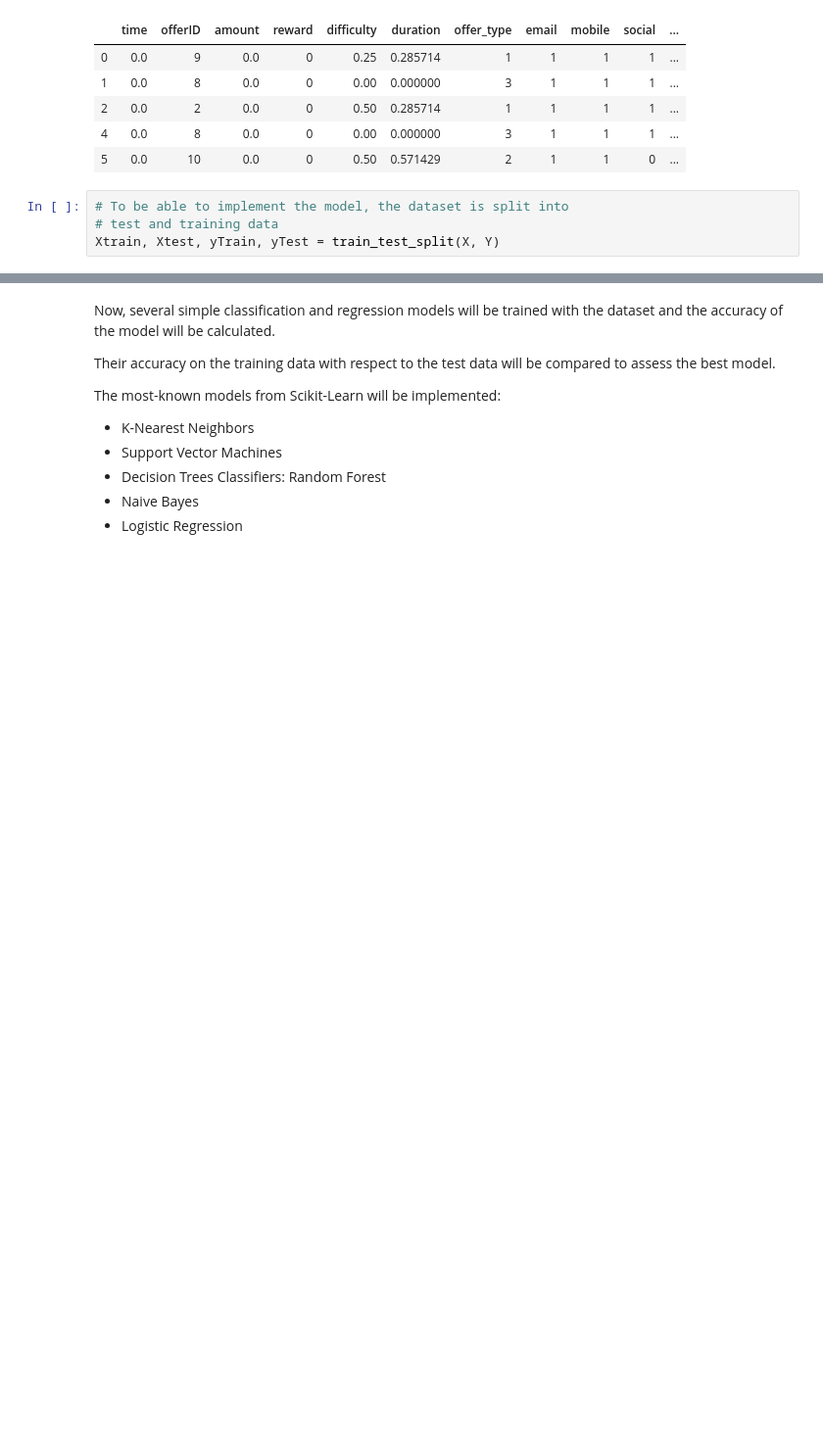
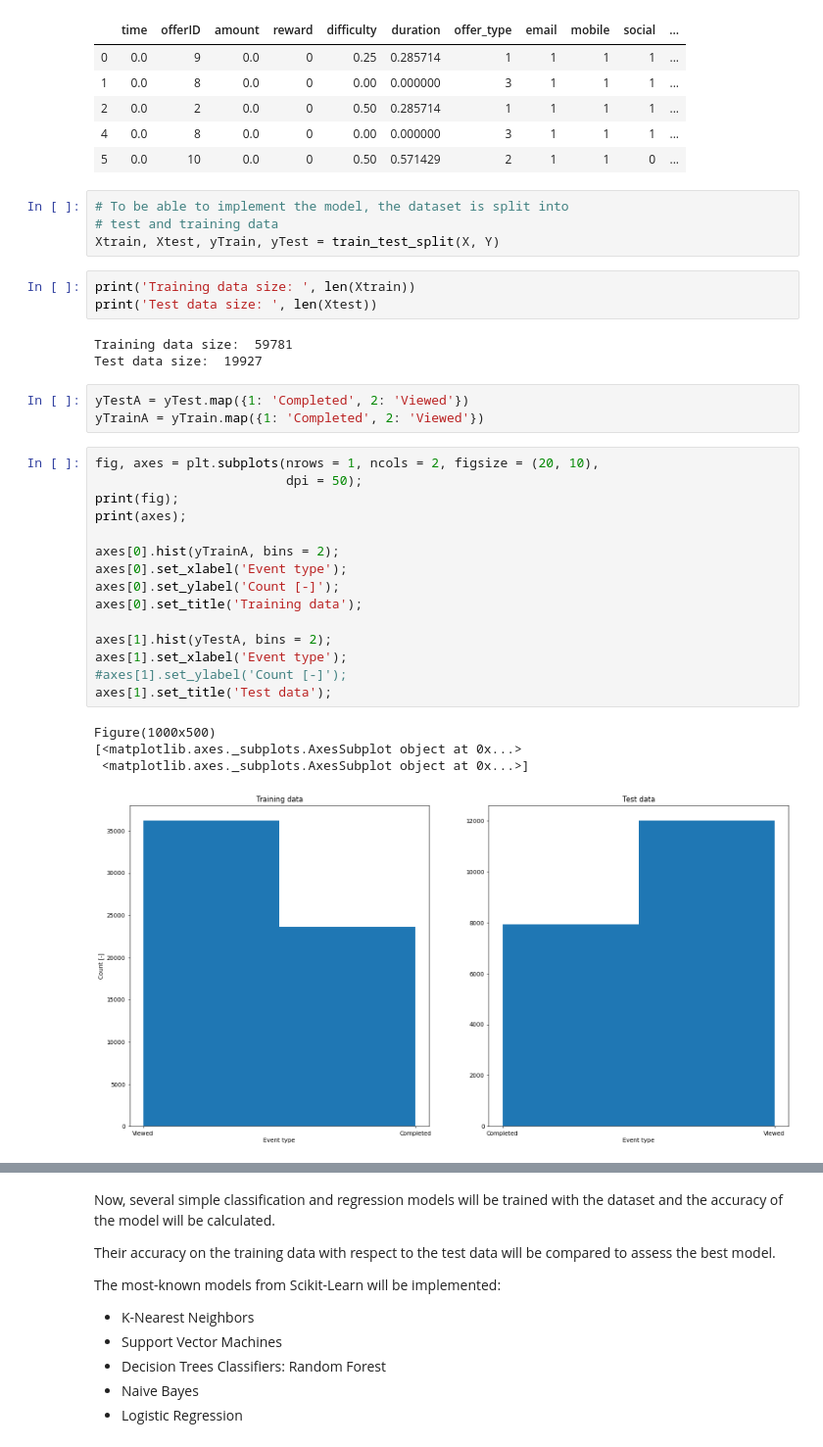
Before and after one commit to alserranor/StarbucksPromotion, a Jupyter notebook: Starbucks.ipynb, the cells around one changed output, grey strips where cells are left out. Shown: that part at 98% size. Saved outputs shown, nothing was run; the diff lists cells and outputs as text; blank space fills up the shorter version.

```diff
--- a/Starbucks.ipynb
+++ b/Starbucks.ipynb
@@ -923,3 +932,32 @@ Xs.head()
 # To be able to implement the model, the dataset is split into
 # test and training data
 Xtrain, Xtest, yTrain, yTest = train_test_split(X, Y)
+# %%
+print('Training data size: ', len(Xtrain))
+print('Test data size: ', len(Xtest))
+# %% [output]
+Training data size:  59781
+Test data size:  19927
+# %%
+yTestA = yTest.map({1: 'Completed', 2: 'Viewed'})
+yTrainA = yTrain.map({1: 'Completed', 2: 'Viewed'})
+# %%
+fig, axes = plt.subplots(nrows = 1, ncols = 2, figsize = (20, 10),
+                         dpi = 50);
+print(fig);
+print(axes);
+
+axes[0].hist(yTrainA, bins = 2);
+axes[0].set_xlabel('Event type');
+axes[0].set_ylabel('Count [-]');
+axes[0].set_title('Training data');
+
+axes[1].hist(yTestA, bins = 2);
+axes[1].set_xlabel('Event type');
+#axes[1].set_ylabel('Count [-]');
+axes[1].set_title('Test data');
+# %% [output]
+Figure(1000x500)
+[<matplotlib.axes._subplots.AxesSubplot object at 0x...>
+ <matplotlib.axes._subplots.AxesSubplot object at 0x...>]
+[figure, added]
```
Also changed, not shown: parts of 25 cells of this notebook, 4 other files.
